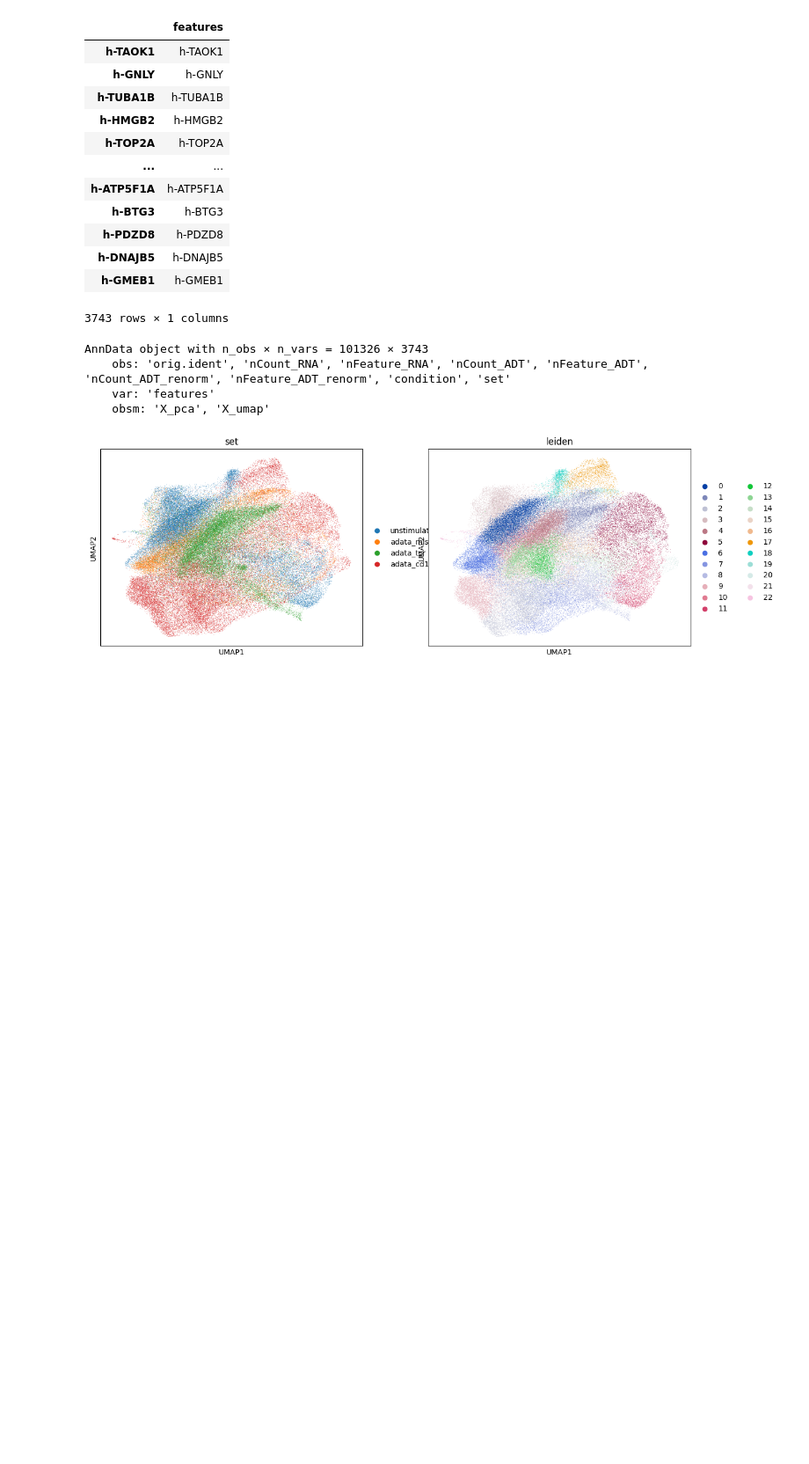
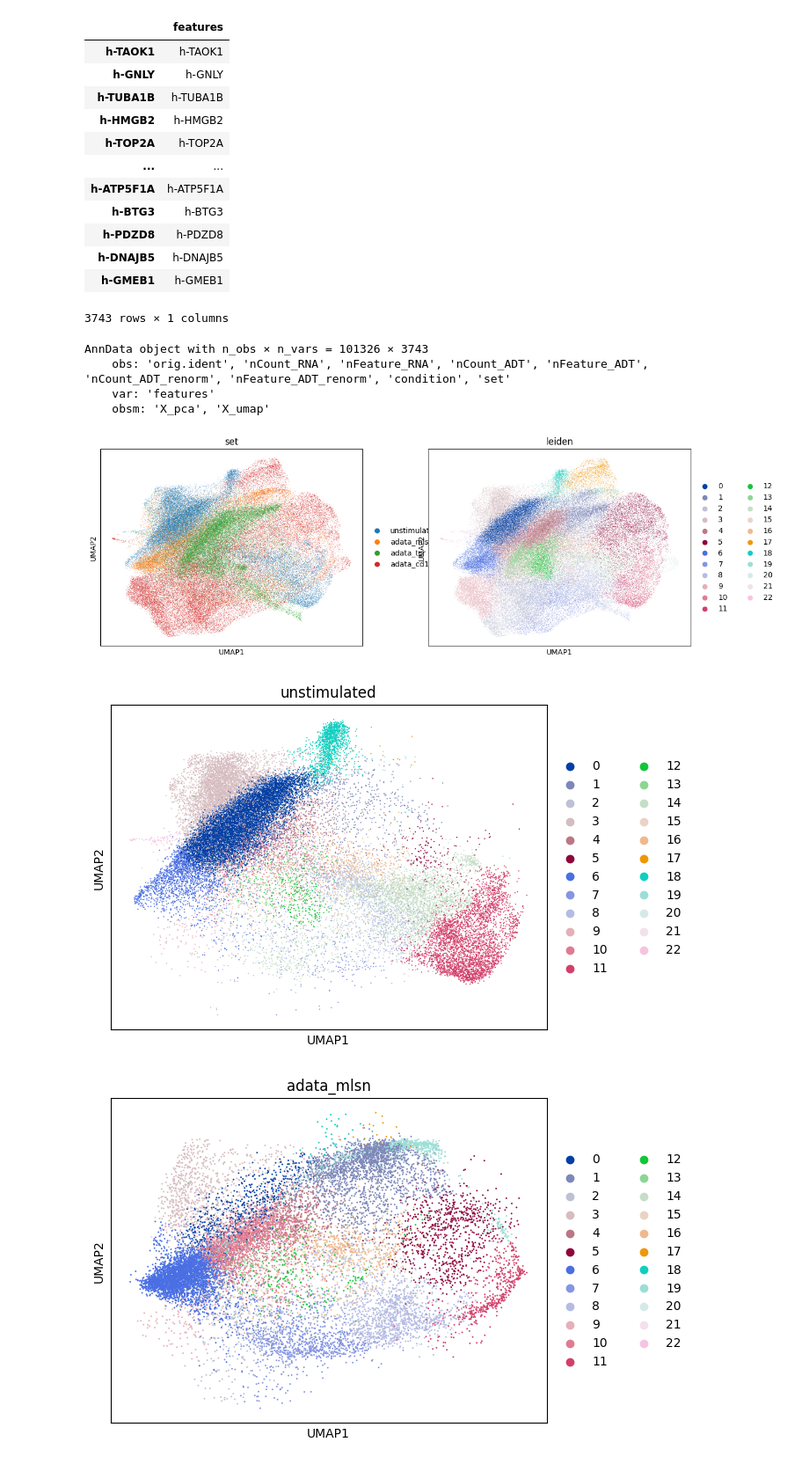
Before and after one commit to indapa/CART19_scRNAseq, a Jupyter notebook: JupyterNotebooks/analysis.ipynb, the cells around one changed output. Shown at 88% size. Drawn from its saved outputs; the diff is of its cells as text; code cells hidden in the pictures; blank space fills up the shorter version.

```diff
--- a/JupyterNotebooks/analysis.ipynb
+++ b/JupyterNotebooks/analysis.ipynb
@@ -137,3 +140,9 @@ sc.tl.leiden(adata)
 sc.pl.umap(adata, color=['set', 'leiden'])
 # %% [output]
 [figure]
+# %%
+for key in adata.obs.set.unique():
+    sc.pl.umap(adata[adata.obs.set == key], color=['leiden'], title=key)
+# %% [output]
+[figure, added]
+[figure, added]
```
Also changed, not shown: parts of 5 cells of this notebook.
